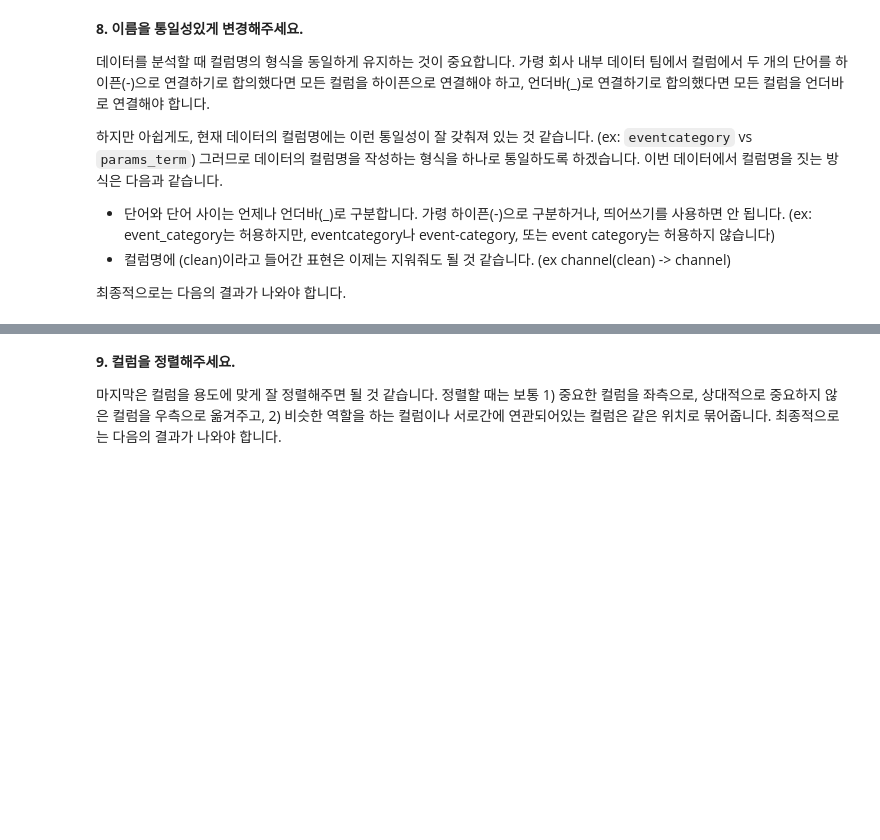
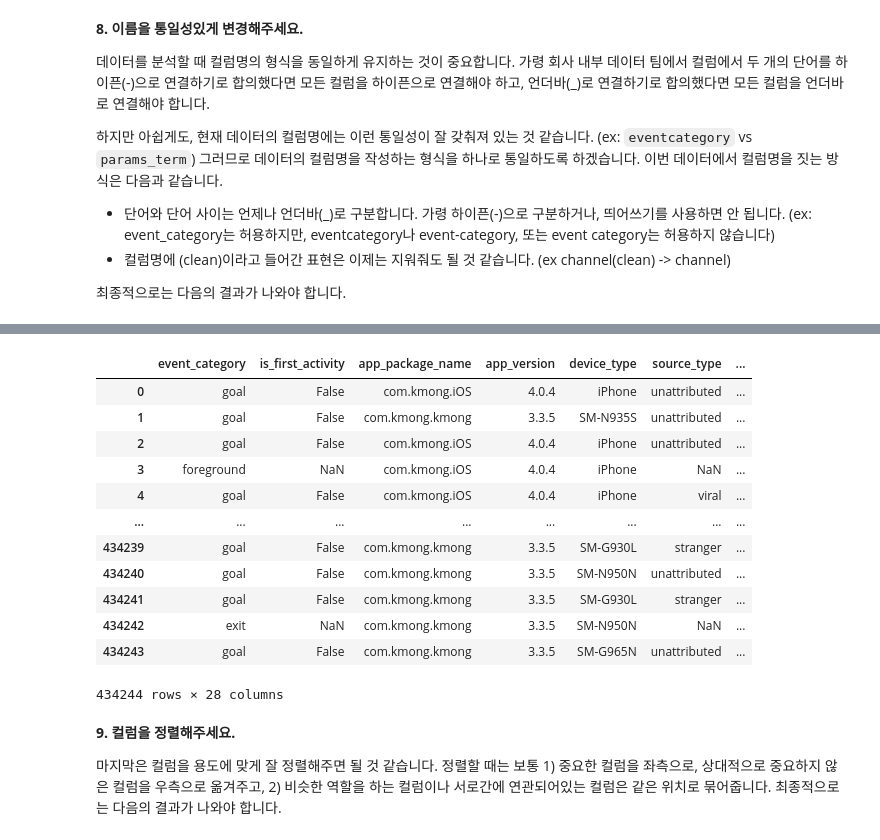
Before and after one commit to 201411096/kosmo_PythonBasic, a Jupyter notebook: project/project_04/8. 빅데이터 처리시스템 개발_김용선.ipynb, the cells around one changed output, grey strips where cells are left out. Drawn from its saved outputs; the diff is of its cells as text; code cells hidden in the pictures; blank space fills up the shorter version.

```diff
--- a/project/project_04/8. 빅데이터 처리시스템 개발_김용선.ipynb
+++ b/project/project_04/8. 빅데이터 처리시스템 개발_김용선.ipynb
@@ -1016,15 +1015,46 @@ raw_log.head()
 # %%
 # Write your code here!
 # 위에서 명시한 형식에 맞게 컬럼명을 새롭게 변경합니다.
 # 이를 new_columns라는 이름의 변수에 파이썬 리스트로 집어넣습니다.
+
+#정렬
+new_columns = ['eventcategory', 'isfirstactivity', 'apppackagename', 'appversion',
+               'devicetype', 'sourcetype', 'params_campaign', 'params_medium', 'params_term',
+               'inappeventcategory', 'inappeventlabel', 'eventdatetime',
+               'rowuuid', 'isfirstgoalactivity', 'ostype(clean)',
+               'osversion(clean)', 'devicemanufacturer(clean)', 'userid', 'channel(clean)',
+               'eventdatetime_year', 'eventdatetime_month', 'eventdatetime_day',
+               'eventdatetime_hour', 'eventdatetime_minute', 'eventdatetime_second',
+               'viewid', 'viewaction', 'viewcategory']
+
+raw_log = raw_log.reindex(columns=new_columns)
+
 new_columns = ['event_category', 'is_first_activity', 'app_package_name', 'app_version',
                'device_type', 'source_type', 'params_campaign', 'params_medium', 'params_term',
                'in_app_event_category', 'in_app_event_label', 'event_datetime',
                'row_uuid', 'is_first_goal_activity', 'os_type',
                'os_version', 'device_manufacturer', 'user_id', 'channel',
                'event_datetime_year', 'event_datetime_month', 'event_datetime_day',
                'event_datetime_hour', 'event_datetime_minute', 'event_datetime_second',
                'view_id', 'view_action', 'view_category']
+
+raw_log.columns = new_columns
+
+raw_log
+# %% [output]
+|  | event_category | is_first_activity | app_package_name | app_version | device_type | source_type | ... |
+| 0 | goal | False | com.kmong.iOS | 4.0.4 | iPhone | unattributed | ... |
+| 1 | goal | False | com.kmong.kmong | 3.3.5 | SM-N935S | unattributed | ... |
+| 2 | goal | False | com.kmong.iOS | 4.0.4 | iPhone | unattributed | ... |
+| 3 | foreground | NaN | com.kmong.iOS | 4.0.4 | iPhone | NaN | ... |
+| 4 | goal | False | com.kmong.iOS | 4.0.4 | iPhone | viral | ... |
+| ... | ... | ... | ... | ... | ... | ... | ... |
+| 434239 | goal | False | com.kmong.kmong | 3.3.5 | SM-G930L | stranger | ... |
+| 434240 | goal | False | com.kmong.kmong | 3.3.5 | SM-N950N | unattributed | ... |
+| 434241 | goal | False | com.kmong.kmong | 3.3.5 | SM-G930L | stranger | ... |
+| 434242 | exit | NaN | com.kmong.kmong | 3.3.5 | SM-N950N | NaN | ... |
+| 434243 | goal | False | com.kmong.kmong | 3.3.5 | SM-G965N | unattributed | ... |
+434244 rows × 28 columns
 # %% [markdown]
 **9. 컬럼을 정렬해주세요.**
 
```
Also changed, not shown: parts of 15 cells of this notebook, 2 other files.
